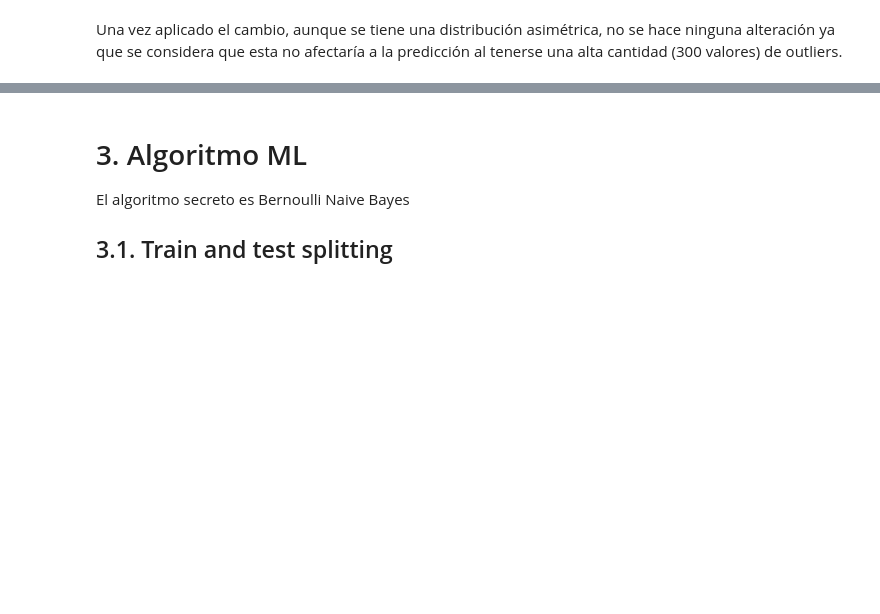
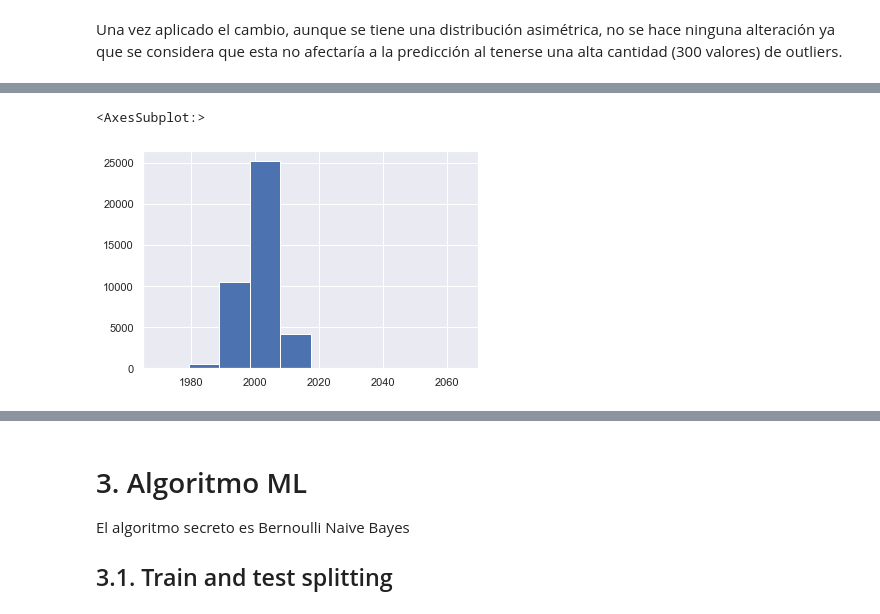
Before and after one commit to steanleo/KaggleChallenge, a Jupyter notebook: notebook/LoanApproval.ipynb, the cells around one changed output, grey strips where cells are left out. Cells and saved outputs as stored; diff of their text form; code cells hidden in the pictures; blank space fills up the shorter version.

```diff
--- a/notebook/LoanApproval.ipynb
+++ b/notebook/LoanApproval.ipynb
@@ -548,0 +549,7 @@ Estos atributos representan las fechas de aprobación y conseción del préstamo
+# %%
+train['ApprovalDate'] = train['ApprovalDate'].astype(str)
+train['DisbursementDate'] = train['DisbursementDate'].astype(str)
+train_cp = train.copy()
+train_cp["ApprovalDate"] = train_cp["ApprovalDate"].apply(lambda date: datetime.strptime(date, "%d-%b-%y"))
+train_cp["DisbursementDate"] = train_cp["DisbursementDate"].apply(lambda date: datetime.strptime(date, "%d-%b-%y") if (date!="nan") else '')
+train_cp.loc[:, ['ApprovalDate', 'DisbursementDate']]
@@ -548,0 +570,8 @@ Estos atributos representan las fechas de aprobación y conseción del préstamo
+# %%
+# Revisar valores nulos
+train_cp.DisbursementDate.fillna(train_cp.DisbursementDate.mode()[0], inplace=True)
+# %%
+train_cp.ApprovalDate.hist()
+# %% [output]
+<AxesSubplot:>
+[figure, added]
```
Also changed, not shown: parts of 18 cells of this notebook.
